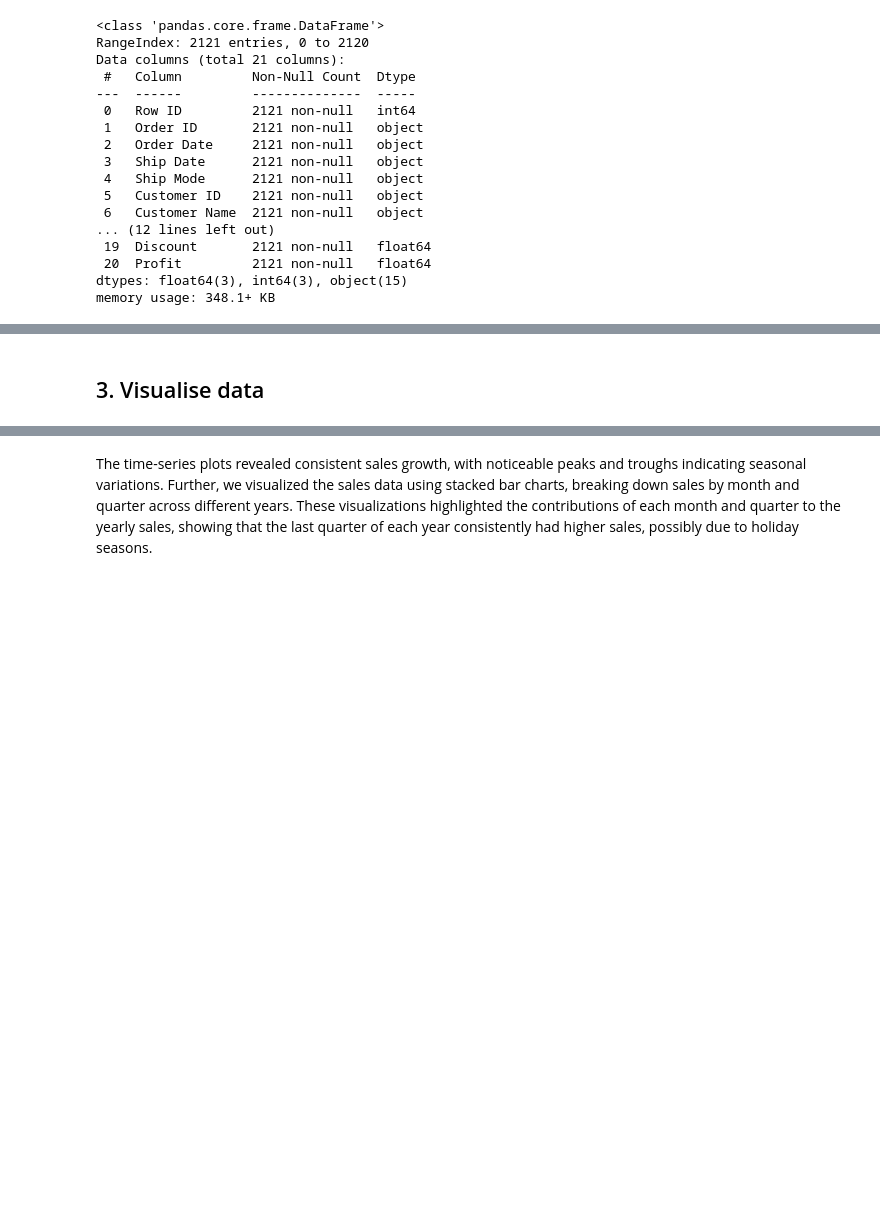
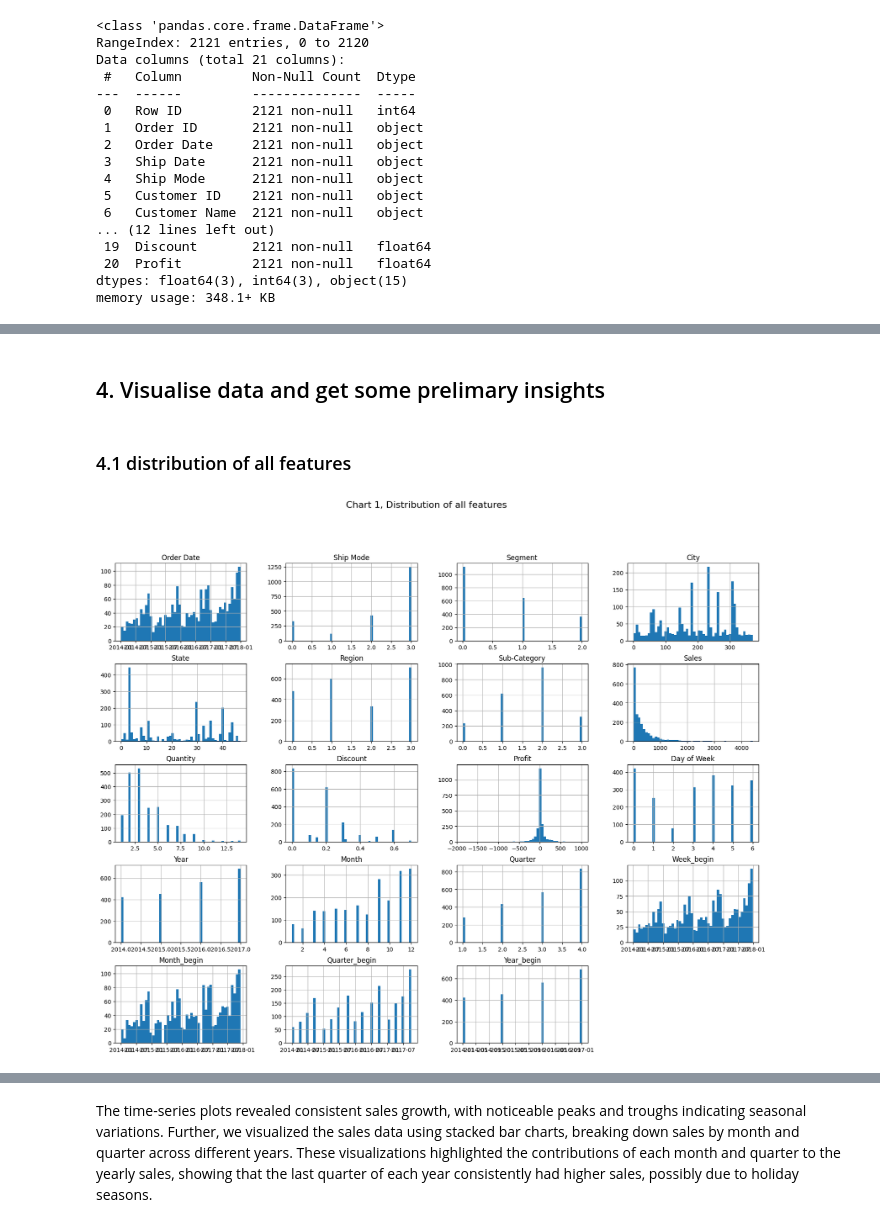
Before and after one commit to Jackreckness/msaphase2, a Jupyter notebook: part1-submission.ipynb, the cells around one changed output, grey strips where cells are left out. Drawn from its saved outputs; the diff is of its cells as text; code cells hidden in the pictures; blank space fills up the shorter version.

```diff
--- a/part1-submission.ipynb
+++ b/part1-submission.ipynb
@@ -265,3 +279,12 @@ Profit           0
 dtype: int64
 # %% [markdown]
-## 3. Visualise data
+## 4. Visualise data and get some prelimary insights
+# %% [markdown]
+### 4.1 distribution of all features
+# %%
+fig = ds_sales_modified.hist(bins=50, figsize=(20, 15))
+
+plt.suptitle('Chart 1, Distribution of all features', fontsize=16)
+plt.show()
+# %% [output]
+[figure, added]
```
Also changed, not shown: parts of 54 cells of this notebook, 5 other files.
